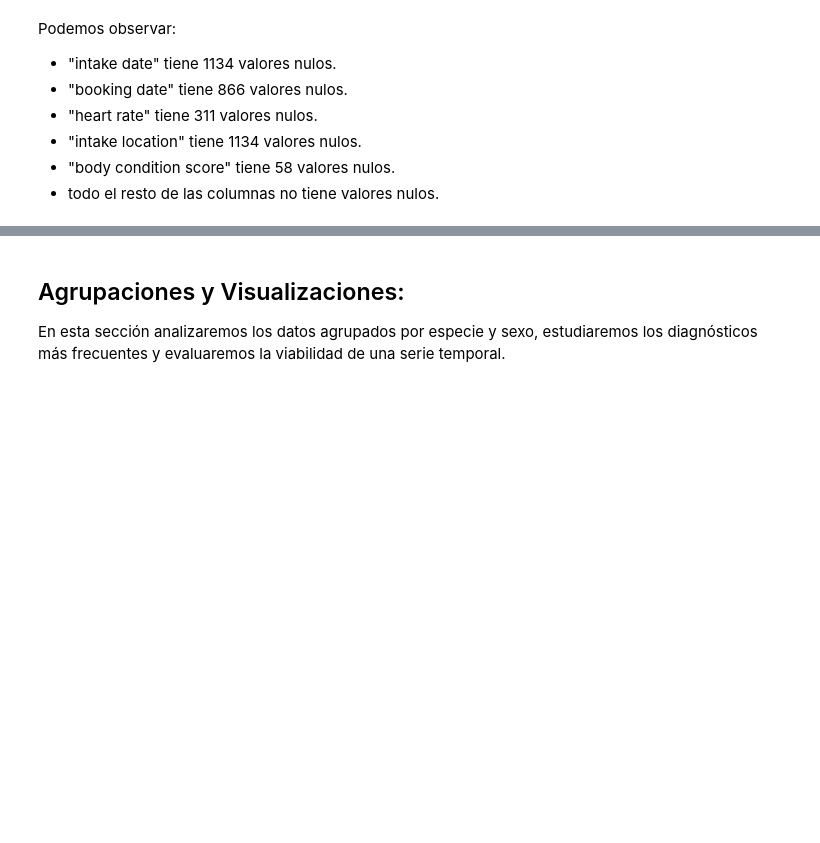
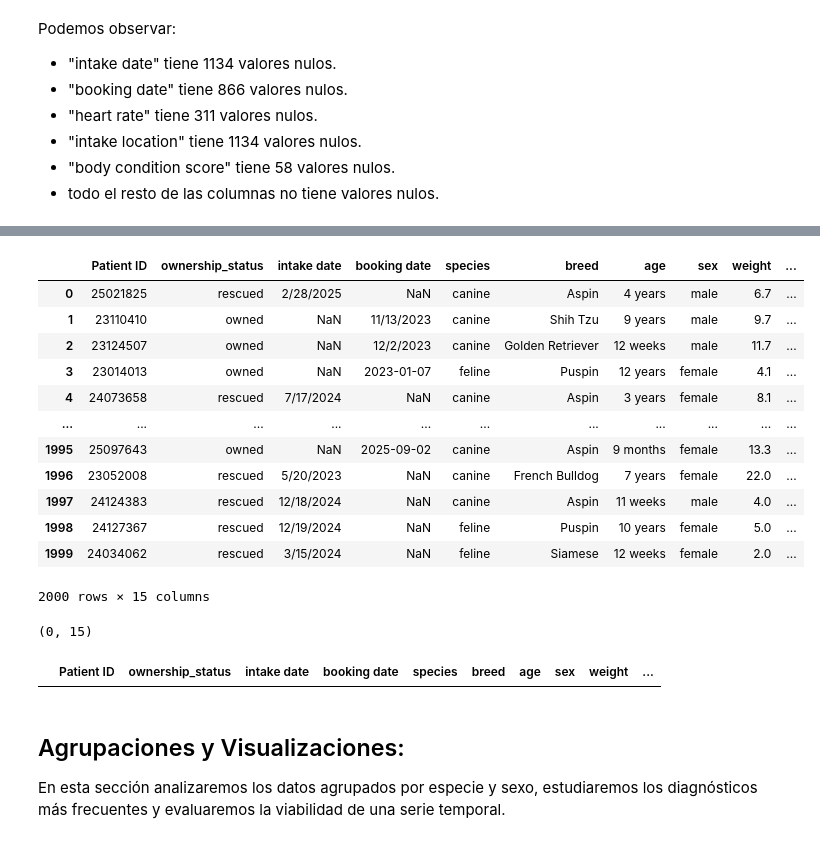
Before and after one commit to juanacebreiros2-ai/TP-PYTONH, a Jupyter notebook: pruebaDataset10.ipynb, the cells around one changed output, grey strips where cells are left out. Cells and saved outputs as stored; diff of their text form; code cells hidden in the pictures; blank space fills up the shorter version.

```diff
--- a/pruebaDataset10.ipynb
+++ b/pruebaDataset10.ipynb
@@ -166,3 +287,29 @@ Name: proportion, dtype: float64
+# %%
+df[df.isnull().any(axis=1)] #visualizacion de registros con al menos 1 dato faltante
+# %% [output]
+|  | Patient ID | ownership_status | intake date | booking date | species | breed | age | sex | weight | ... |
+| 0 | 25021825 | rescued | 2/28/2025 | NaN | canine | Aspin | 4 years | male | 6.7 | ... |
+| 1 | 23110410 | owned | NaN | 11/13/2023 | canine | Shih Tzu | 9 years | male | 9.7 | ... |
+| 2 | 23124507 | owned | NaN | 12/2/2023 | canine | Golden Retriever | 12 weeks | male | 11.7 | ... |
+| 3 | 23014013 | owned | NaN | 2023-01-07 | feline | Puspin | 12 years | female | 4.1 | ... |
+| 4 | 24073658 | rescued | 7/17/2024 | NaN | canine | Aspin | 3 years | female | 8.1 | ... |
+| ... | ... | ... | ... | ... | ... | ... | ... | ... | ... | ... |
+| 1995 | 25097643 | owned | NaN | 2025-09-02 | canine | Aspin | 9 months | female | 13.3 | ... |
+| 1996 | 23052008 | rescued | 5/20/2023 | NaN | canine | French Bulldog | 7 years | female | 22.0 | ... |
+| 1997 | 24124383 | rescued | 12/18/2024 | NaN | canine | Aspin | 11 weeks | male | 4.0 | ... |
+| 1998 | 24127367 | rescued | 12/19/2024 | NaN | feline | Puspin | 10 years | female | 5.0 | ... |
+| 1999 | 24034062 | rescued | 3/15/2024 | NaN | feline | Siamese | 12 weeks | female | 2.0 | ... |
+2000 rows × 15 columns
+# %%
+df1 = df.dropna()
+
+df1.shape
+# %% [output]
+(0, 15)
+# %%
+df1.head()
+# %% [output]
+|  | Patient ID | ownership_status | intake date | booking date | species | breed | age | sex | weight | ... |
 # %% [markdown]
 ## Agrupaciones y Visualizaciones:
 En esta sección analizaremos los datos agrupados por especie y sexo, estudiaremos los diagnósticos más frecuentes y evaluaremos la viabilidad de una serie temporal.
```
Also changed, not shown: parts of 29 cells of this notebook.
